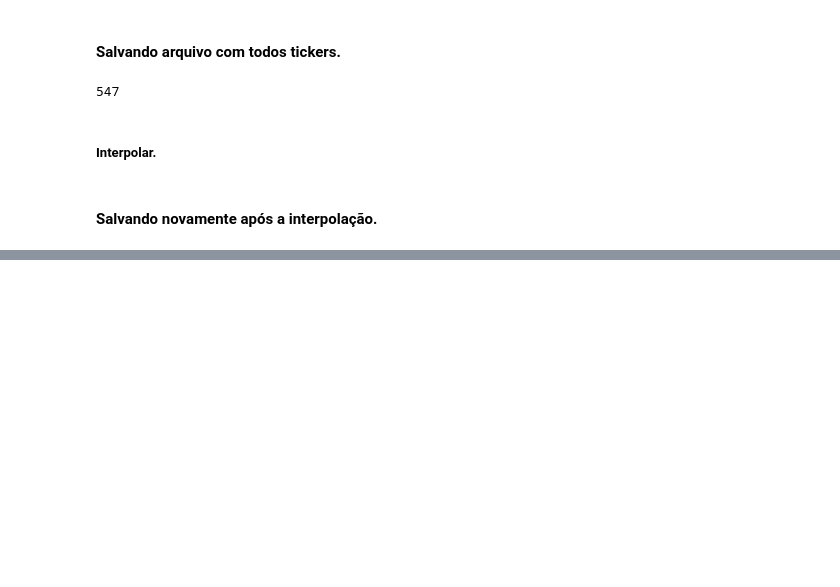
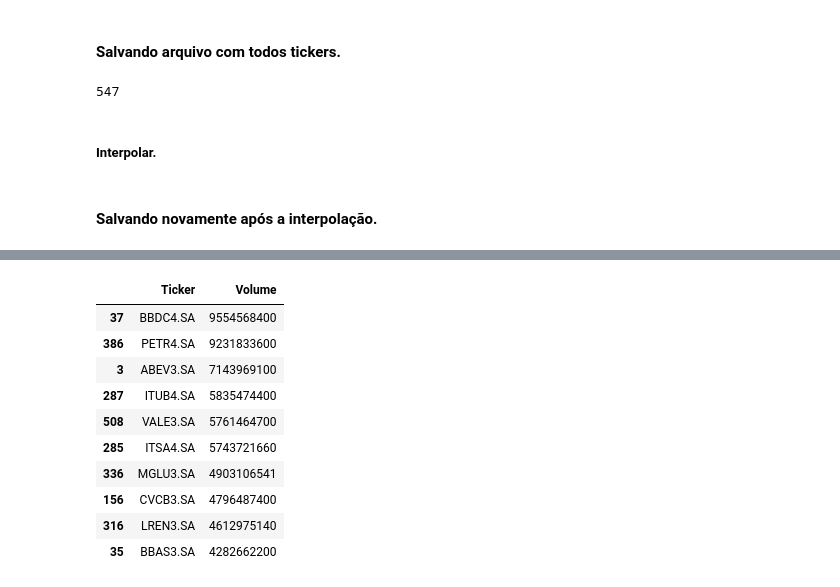
Before and after one commit to Bruno-Santana-Eco/TCC_Machine_learning, a Jupyter notebook: Coleta_Dados_Acoes.ipynb, the cells around one changed output, grey strips where cells are left out. Drawn from its saved outputs; the diff is of its cells as text; code cells hidden in the pictures; blank space fills up the shorter version.

```diff
--- a/Coleta_Dados_Acoes.ipynb
+++ b/Coleta_Dados_Acoes.ipynb
@@ -482,0 +485,3 @@ all_data.to_excel("C:/Users/Samsung/Documents/GitHub-Datas/TCC_Machine_Learning/
+# %%
+all_data = pd.read_csv('C:/Users/Samsung/Documents/GitHub-Datas/TCC_Machine_Learning/Dados_bolsa_interpolar.csv')
+all_data.head()
@@ -482,0 +513,29 @@ all_data.to_excel("C:/Users/Samsung/Documents/GitHub-Datas/TCC_Machine_Learning/
+# %%
+all_data['Date'] = pd.to_datetime(all_data['Date'])
+
+import datetime as dt
+
+one_year_ago = dt.datetime.now() - pd.DateOffset(years=1)
+
+# Filtrar os dados apenas para o período do último 1 ano
+all_data_last_year = all_data[all_data['Date'] >= one_year_ago]
+
+# Calcular o volume acumulado por 'Ticker'
+volume_acumulado = all_data_last_year.groupby('Ticker')['Volume'].sum().reset_index()
+
+# Ordenar do maior para o menor volume acumulado
+volume_acumulado = volume_acumulado.sort_values(by='Volume', ascending=False)
+
+volume_acumulado.head(10)
+# %% [output]
+|  | Ticker | Volume |
+| 37 | BBDC4.SA | 9554568400 |
+| 386 | PETR4.SA | 9231833600 |
+| 3 | ABEV3.SA | 7143969100 |
+| 287 | ITUB4.SA | 5835474400 |
+| 508 | VALE3.SA | 5761464700 |
+| 285 | ITSA4.SA | 5743721660 |
+| 336 | MGLU3.SA | 4903106541 |
+| 156 | CVCB3.SA | 4796487400 |
+| 316 | LREN3.SA | 4612975140 |
+| 35 | BBAS3.SA | 4282662200 |
```
Also changed, not shown: parts of 3 cells of this notebook.
